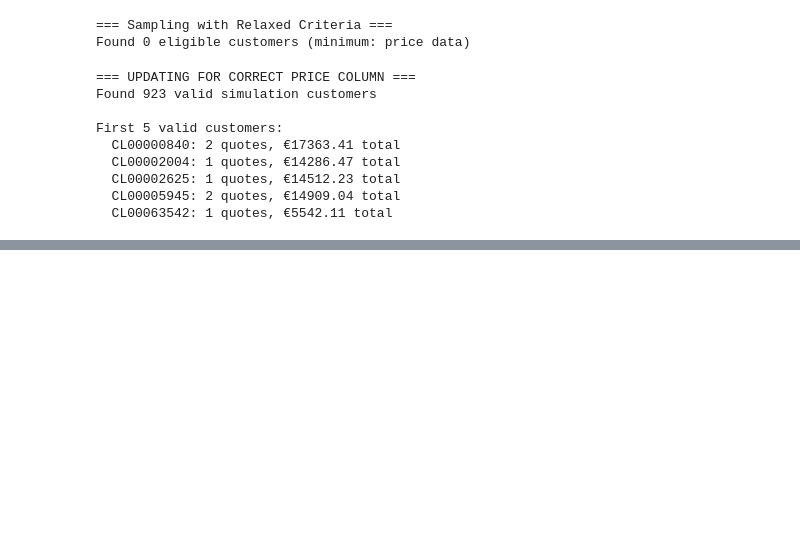
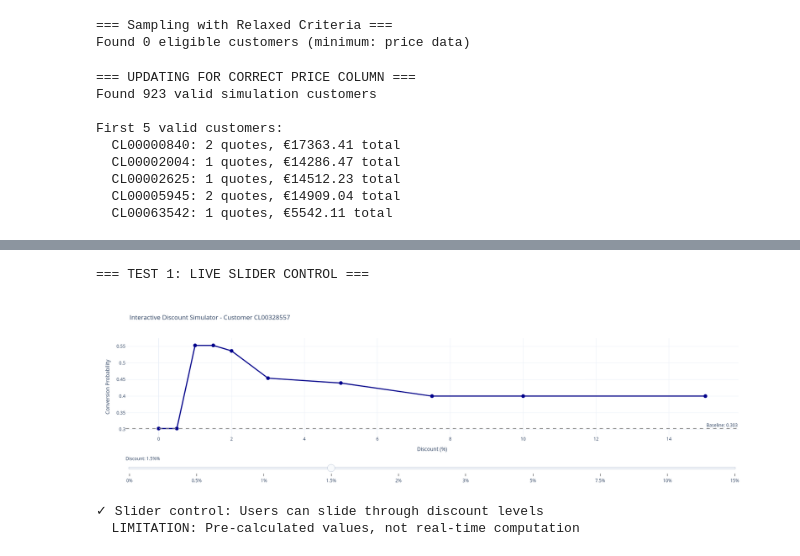
Before and after one commit to vslovik/ai-france-hvac, a Jupyter notebook: __simulation_4.ipynb, the cells around one changed output, grey strips where cells are left out. Saved outputs shown, nothing was run; the diff lists cells and outputs as text; code cells hidden in the pictures; blank space fills up the shorter version.

Commit message:
exploring Plotly interactive capabilities

```diff
--- a/__simulation_4.ipynb
+++ b/__simulation_4.ipynb
@@ -1089,0 +1115,76 @@ Current discount percentages:
+# %%
+# TEST 1: LIVE SLIDER FOR DISCOUNT SIMULATION
+print("\n=== TEST 1: LIVE SLIDER CONTROL ===")
+
+import plotly.graph_objects as go
+import numpy as np
+
+# Use our most responsive customer
+cust_id = 'CL00328557'  # The high-sensitivity customer
+cust_quotes = df_sim[df_sim['numero_compte'] == cust_id].copy()
+baseline_prob = safe_predict(cust_id, cust_quotes, model, feature_names)
+
+# Pre-calculate probabilities for different discount levels
+discount_levels = [0, 0.5, 1, 1.5, 2, 3, 5, 7.5, 10, 15]
+probabilities = []
+
+for d in discount_levels:
+    modified = cust_quotes.copy()
+    if 'mt_apres_remise_ht_devis' in modified.columns:
+        base_price = modified['mt_apres_remise_ht_devis'].sum()
+        discount_amount = base_price * (d / 100)
+        if 'mt_remise_exceptionnelle_ht' in modified.columns:
+            modified['mt_remise_exceptionnelle_ht'] = -discount_amount
+        modified['mt_apres_remise_ht_devis'] = base_price - discount_amount
+
+    prob = safe_predict(cust_id, modified, model, feature_names)
+    probabilities.append(prob)
+
+# Create figure with slider
+fig = go.Figure()
+
+# Add the main trace
+fig.add_trace(go.Scatter(
+    x=discount_levels,
+    y=probabilities,
+    mode='lines+markers',
+    name='Conversion Probability',
+    line=dict(color='darkblue', width=3),
+    marker=dict(size=10, color='darkblue'),
+    hovertemplate='Discount: %{x}%<br>Probability: %{y:.3f}<br>Δ: %{customdata:.3f}',
+    customdata=[p - baseline_prob for p in probabilities]
+))
+
+# Add baseline line
+fig.add_hline(y=baseline_prob, line_dash='dash', line_color='gray',
+              annotation_text=f'Baseline: {baseline_prob:.3f}')
+
+# Add slider
+fig.update_layout(
+    title=f'Interactive Discount Simulator - Customer {cust_id}',
+    xaxis_title='Discount (%)',
+    yaxis_title='Conversion Probability',
+    hovermode='x unified',
+    template='plotly_white',
+    height=500,
+    sliders=[{
+        'active': 3,  # Default to 1.5%
+        'currentvalue': {'prefix': 'Discount: ', 'suffix': '%'},
+        'pad': {'t': 50},
+        'steps': [
+            {'label': f'{d}%', 'method': 'update',
+             'args': [{'visible': [True]},
+                      {'title': f'Discount: {d}% - Probability: {probabilities[i]:.3f}'}]}
+            for i, d in enumerate(discount_levels)
+        ]
+    }]
+)
+
+fig.show()
+print("✓ Slider control: Users can slide through discount levels")
+print("  LIMITATION: Pre-calculated values, not real-time computation")
+# %% [output]
+=== TEST 1: LIVE SLIDER CONTROL ===
+[figure, added]
+✓ Slider control: Users can slide through discount levels
+  LIMITATION: Pre-calculated values, not real-time computation
```
Also changed, not shown: parts of 19 cells of this notebook.
